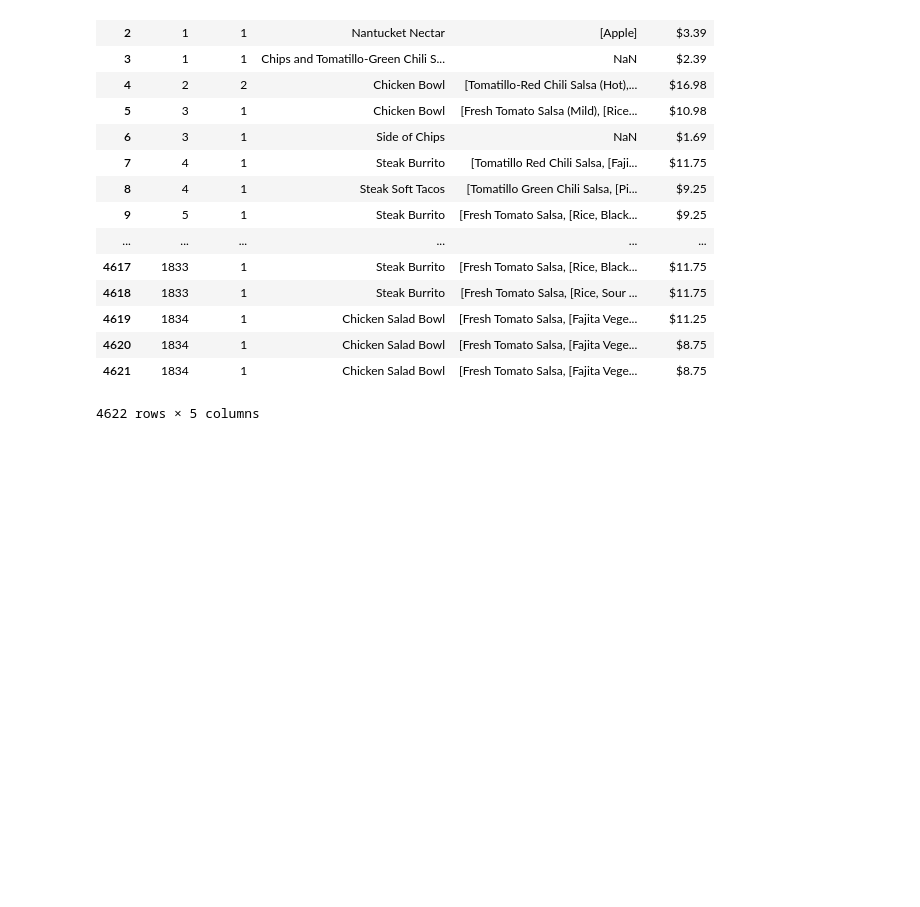
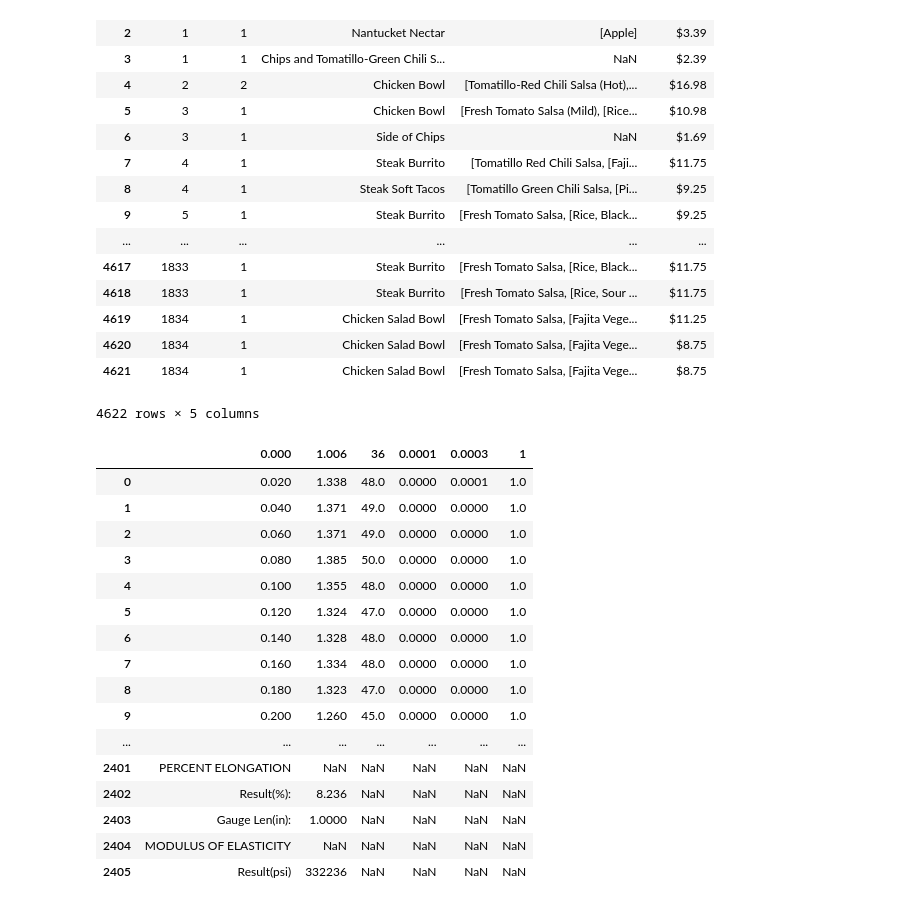
Before and after one commit to orayasrimokla/jup-notebook, a Jupyter notebook: test_data_wooo.ipynb, the cells around one changed output. Saved outputs shown, nothing was run; the diff lists cells and outputs as text; code cells hidden in the pictures; blank space fills up the shorter version.

```diff
--- a/test_data_wooo.ipynb
+++ b/test_data_wooo.ipynb
@@ -23,7 +23,23 @@ pd.read_table('http://bit.ly/chiporders')
 | 4621 | 1834 | 1 | Chicken Salad Bowl | [Fresh Tomato Salsa, [Fajita Vege... | $8.75 |
 4622 rows × 5 columns
 # %%
-df = pd.read_csv("file:///Users/orayasrim/Downloads/Raw%20Tensile%20Data/15%20deg/bar%201%20copy.csv", skiprows=2)
-df
-skip row can also use header=..// provide name=["",""]
+wrkpls = pd.read_csv("file:///Users/orayasrim/Downloads/Raw%20Tensile%20Data/15%20deg/bar%201.csv", skiprows=5)
+wrkpls
 # %% [output]
+|  | 0.000 | 1.006 | 36 | 0.0001 | 0.0003 | 1 |
+| 0 | 0.020 | 1.338 | 48.0 | 0.0000 | 0.0001 | 1.0 |
+| 1 | 0.040 | 1.371 | 49.0 | 0.0000 | 0.0000 | 1.0 |
+| 2 | 0.060 | 1.371 | 49.0 | 0.0000 | 0.0000 | 1.0 |
+| 3 | 0.080 | 1.385 | 50.0 | 0.0000 | 0.0000 | 1.0 |
+| 4 | 0.100 | 1.355 | 48.0 | 0.0000 | 0.0000 | 1.0 |
+| 5 | 0.120 | 1.324 | 47.0 | 0.0000 | 0.0000 | 1.0 |
+| 6 | 0.140 | 1.328 | 48.0 | 0.0000 | 0.0000 | 1.0 |
+| 7 | 0.160 | 1.334 | 48.0 | 0.0000 | 0.0000 | 1.0 |
+| 8 | 0.180 | 1.323 | 47.0 | 0.0000 | 0.0000 | 1.0 |
+| 9 | 0.200 | 1.260 | 45.0 | 0.0000 | 0.0000 | 1.0 |
+| ... | ... | ... | ... | ... | ... | ... |
+| 2401 | PERCENT ELONGATION | NaN | NaN | NaN | NaN | NaN |
+| 2402 | Result(%): | 8.236 | NaN | NaN | NaN | NaN |
+| 2403 | Gauge Len(in): | 1.0000 | NaN | NaN | NaN | NaN |
+| 2404 | MODULUS OF ELASTICITY | NaN | NaN | NaN | NaN | NaN |
+| 2405 | Result(psi) | 332236 | NaN | NaN | NaN | NaN |
```
Also changed, not shown: parts of 1 cell of this notebook.
